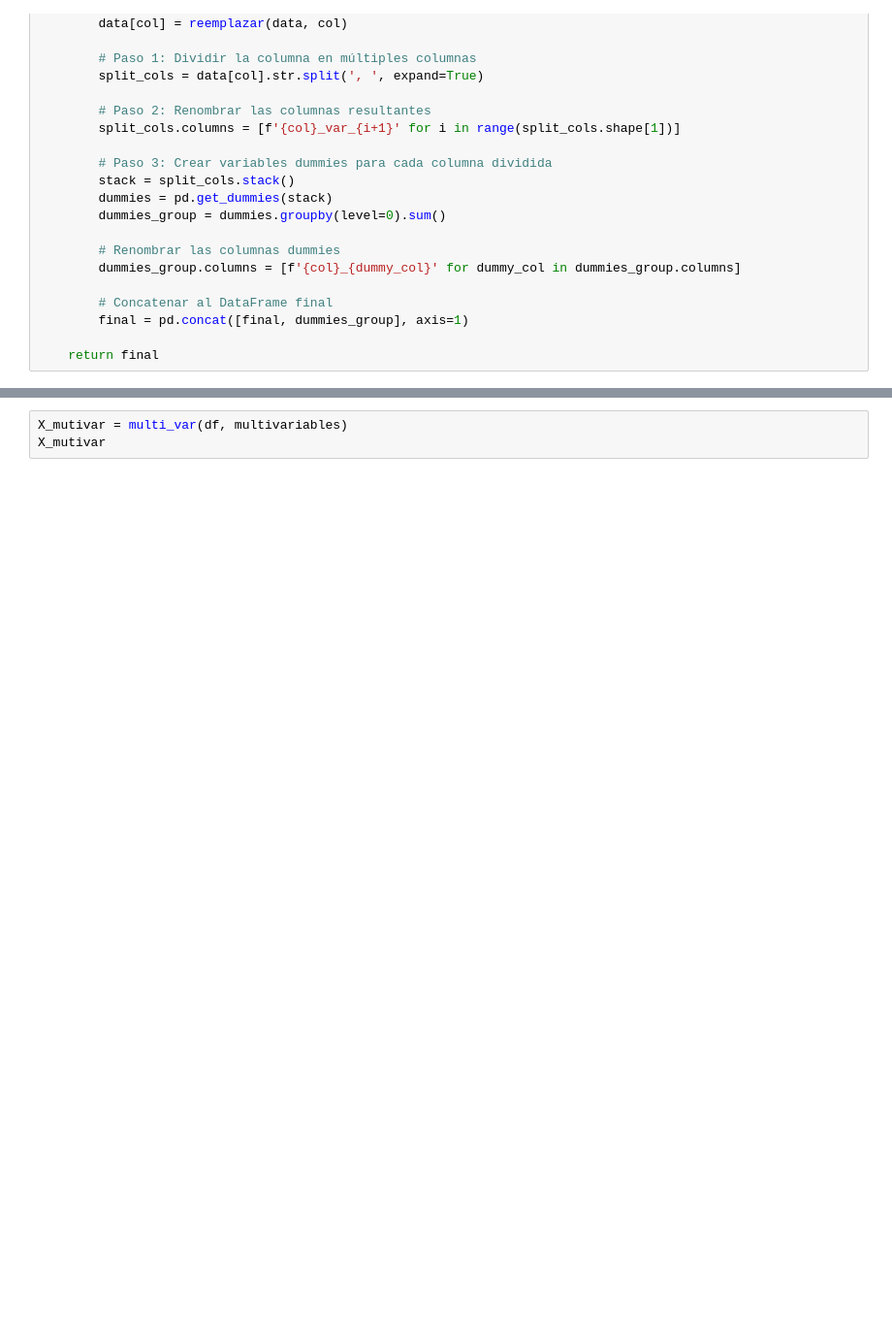
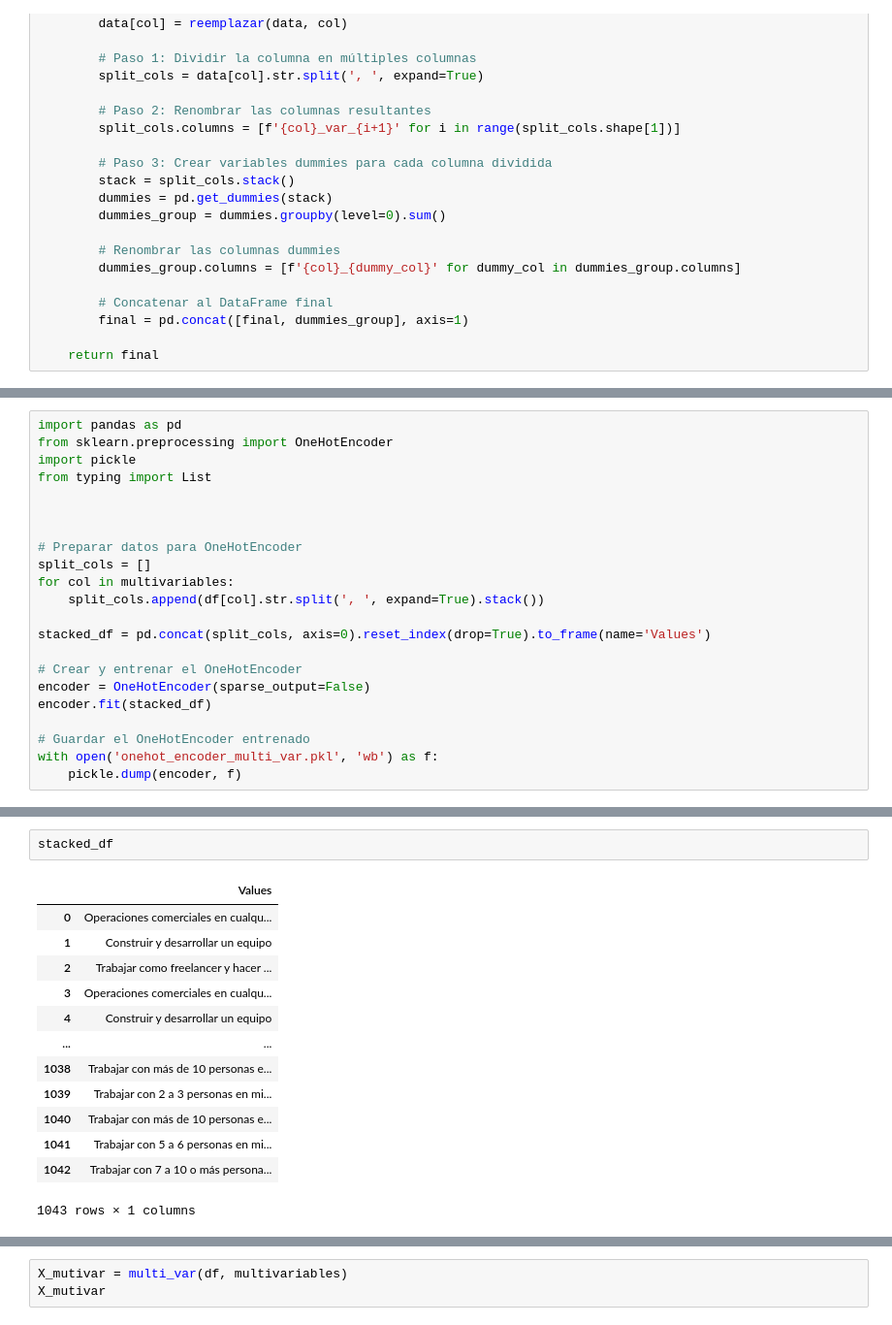
Before and after one commit to ocatalanh/proyecto7, a Jupyter notebook: 1_Preprocesamiento_Proyecto7.ipynb, the cells around one changed output, grey strips where cells are left out. Shown at 97% size. Cells and saved outputs as stored; diff of their text form; blank space fills up the shorter version.

```diff
--- a/1_Preprocesamiento_Proyecto7.ipynb
+++ b/1_Preprocesamiento_Proyecto7.ipynb
@@ -254,0 +244,22 @@ for i in multivariables:
+# %%
+import pandas as pd
+from sklearn.preprocessing import OneHotEncoder
+import pickle
+from typing import List
+
+
+
+# Preparar datos para OneHotEncoder
+split_cols = []
+for col in multivariables:
+    split_cols.append(df[col].str.split(', ', expand=True).stack())
+
+stacked_df = pd.concat(split_cols, axis=0).reset_index(drop=True).to_frame(name='Values')
+
+# Crear y entrenar el OneHotEncoder
+encoder = OneHotEncoder(sparse_output=False)
+encoder.fit(stacked_df)
+
+# Guardar el OneHotEncoder entrenado
+with open('onehot_encoder_multi_var.pkl', 'wb') as f:
+    pickle.dump(encoder, f)
@@ -254,0 +336,16 @@ for i in multivariables:
+# %%
+stacked_df
+# %% [output]
+|  | Values |
+| 0 | Operaciones comerciales en cualqu... |
+| 1 | Construir y desarrollar un equipo |
+| 2 | Trabajar como freelancer y hacer ... |
+| 3 | Operaciones comerciales en cualqu... |
+| 4 | Construir y desarrollar un equipo |
+| ... | ... |
+| 1038 | Trabajar con más de 10 personas e... |
+| 1039 | Trabajar con 2 a 3 personas en mi... |
+| 1040 | Trabajar con más de 10 personas e... |
+| 1041 | Trabajar con 5 a 6 personas en mi... |
+| 1042 | Trabajar con 7 a 10 o más persona... |
+1043 rows × 1 columns
```
Also changed, not shown: parts of 8 cells of this notebook, 9 other files.
